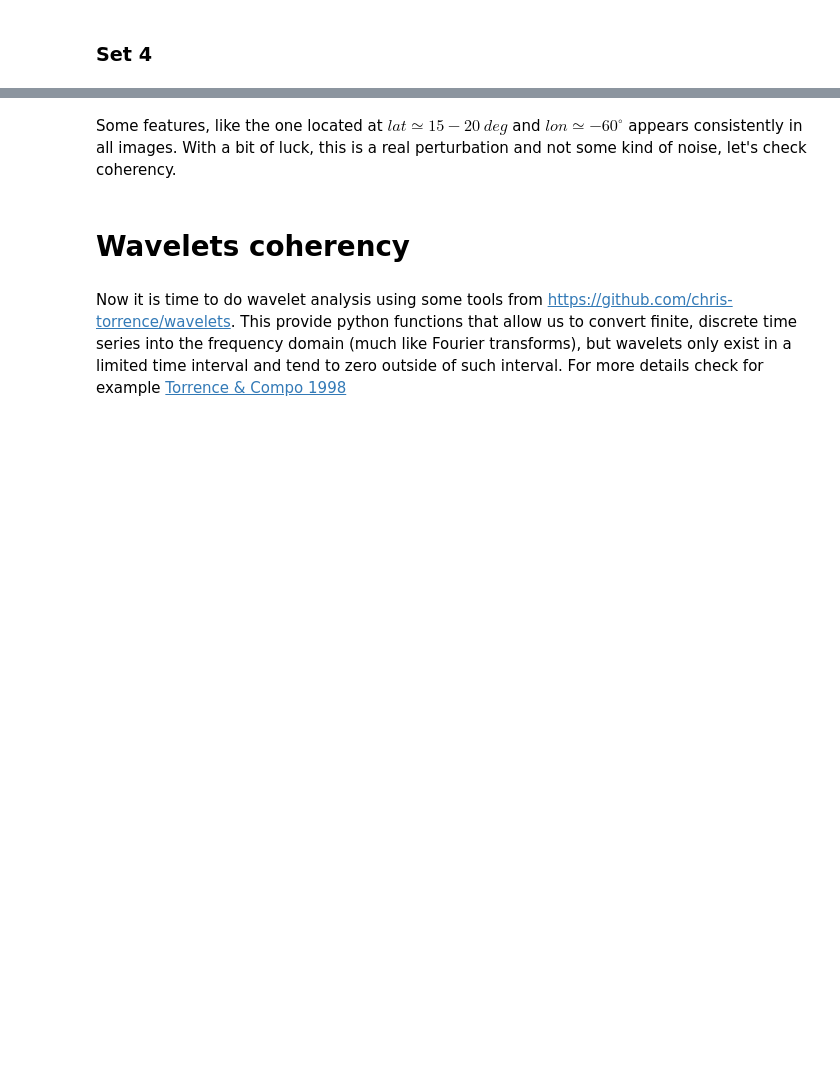
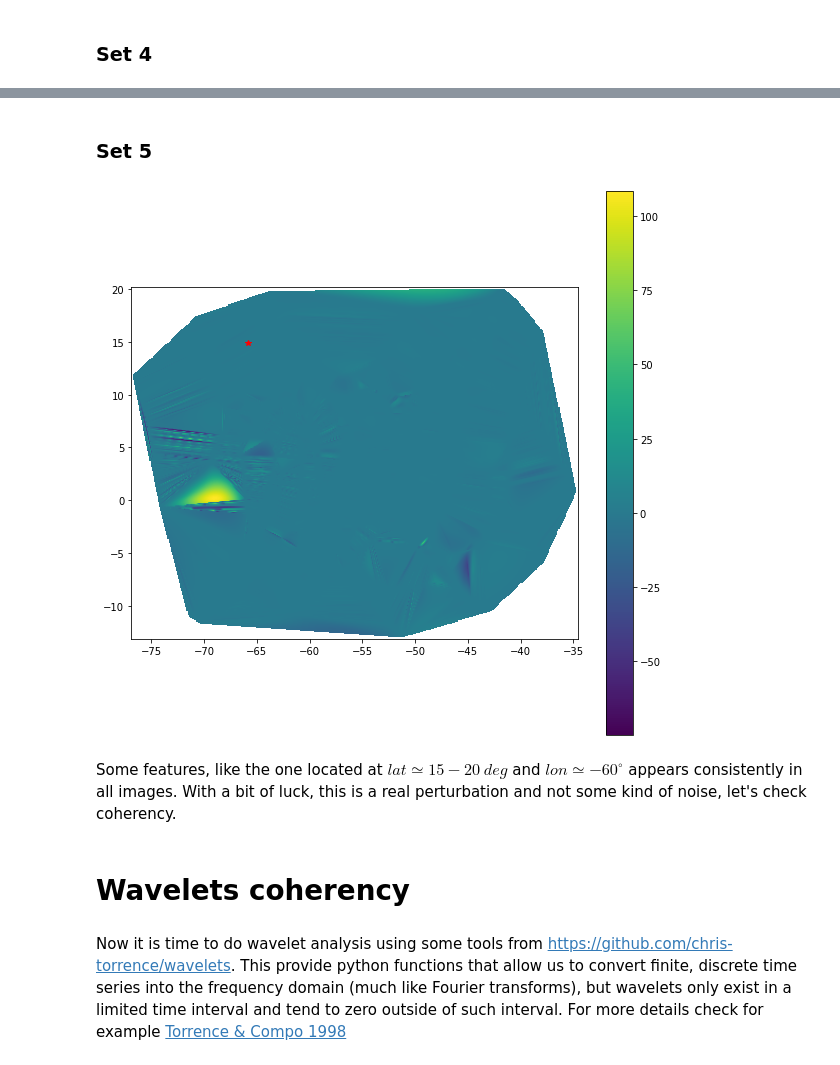
Before and after one commit to Lxndrs/Posdoc, a Jupyter notebook: vTEC maps.ipynb, the cells around one changed output, grey strips where cells are left out. Drawn from its saved outputs; the diff is of its cells as text; code cells hidden in the pictures; blank space fills up the shorter version.

```diff
--- a/vTEC maps.ipynb
+++ b/vTEC maps.ipynb
@@ -215,3 +222,27 @@ plt.gcf().set_size_inches(10, 10)
+# %% [markdown]
+### Set 5
+# %%
+xmin, ymin = np.min(lon5), np.min(lat5)
+xmax, ymax = np.max(lon5), np.max(lat5)
+res = 0.1
+nx = int((xmax-xmin)/res)*1j
+ny = int((ymax-ymin)/res)*1j
+# %%
+grid_x, grid_y = np.mgrid[xmin:xmax:nx, ymin:ymax:ny]
+# %%
+coordinates = []
+for lat, lon in zip(lat5, lon5):
+    coord_pair = [lon, lat]
+    coordinates.append(coord_pair)
+# %%
+meteor_pos_x, meteor_pos_y = -65.8, 14.9
+grid5 = griddata(np.array(coordinates), tec5, (grid_x, grid_y), method="cubic")
+plt.imshow(grid5.T, extent=(xmin, xmax, ymin, ymax), origin="lower")
+plt.plot(meteor_pos_x, meteor_pos_y, "r*")
+plt.colorbar()
+plt.gcf().set_size_inches(10, 10)
+# %% [output]
+[figure, added]
 # %% [markdown]
 Some features, like the one located at $lat\simeq 15-20~deg$ and $lon\simeq-60^\circ$ appears consistently in all images. With a bit of luck, this is a real perturbation and not some kind of noise, let's check coherency.
 # %% [markdown]
```
Also changed, not shown: parts of 16 cells of this notebook, 21 other files.
